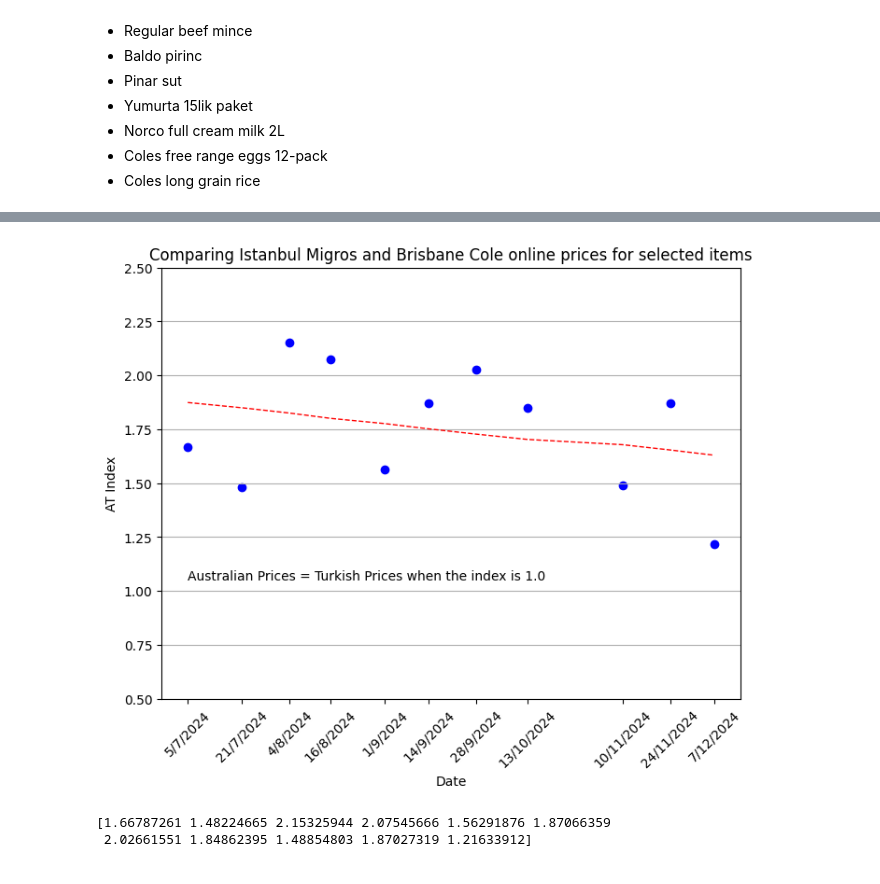
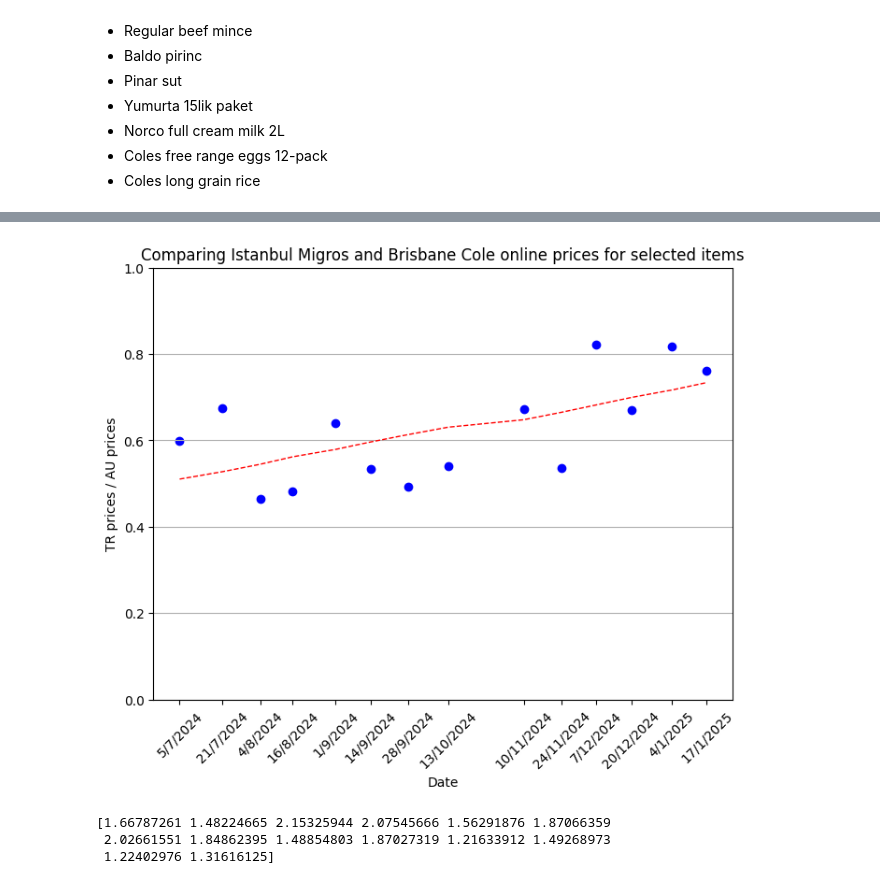
Before and after one commit to Gurgenci/prices, a Jupyter notebook: prices.ipynb, the cells around one changed output, grey strips where cells are left out. Cells and saved outputs as stored; diff of their text form; code cells hidden in the pictures.

```diff
--- a/prices.ipynb
+++ b/prices.ipynb
@@ -110,39 +110,43 @@ np.float64(1.216339120962488)
 # %%
 ATindex=np.zeros(len(Dates))
+TAindex=np.zeros(len(Dates))
 for n in range(len(Dates)):
     ATindex[n]=showprices("English",n, tabulate=False)
+    TAindex[n]=1/ATindex[n]
 #
 import matplotlib.pyplot as plt
 import pandas as pd
 
 # Convert dates to pandas DatetimeIndex
 dates = pd.to_datetime(Dates, dayfirst=True)
+y=TAindex
 
 # Plotting
 plt.figure(figsize=(8, 6))
 # plt.bar(dates, ATindex, width=0.8)  # Use plt.bar for bar plot
 
 # Use plt.plot for line plot
 # Fit a second-order polynomial to the data
-z = np.polyfit(range(len(dates)), ATindex, 1)
+z = np.polyfit(range(len(dates)), y, 1)
 p = np.poly1d(z)
 plt.plot(dates, p(range(len(dates))), color='r', linestyle='--', linewidth=1)
-plt.scatter(dates, ATindex, color='b', marker='o')
+plt.scatter(dates, y, color='b', marker='o')
 plt.xticks(dates, labels=Dates, rotation=45)
 plt.xlabel('Date')
-plt.ylabel('AT Index')
+plt.ylabel('TR prices / AU prices')
 plt.title('Comparing Istanbul Migros and Brisbane Cole online prices for selected items')
-plt.text(dates[0], 1.05, "Australian Prices = Turkish Prices when the index is 1.0")
+# plt.text(dates[0], 0.90, "Australian Prices = Turkish Prices when the index is 1.0")
 plt.grid(axis='y')
-plt.ylim(0.5, 2.5)
+plt.ylim(0.0, 1.0)
 plt.show()
 # %% [output]
-[figure, old version]
+[figure, new version]
 # %%
 print(ATindex)
 # %% [output]
 [1.66787261 1.48224665 2.15325944 2.07545666 1.56291876 1.87066359
- 2.02661551 1.84862395 1.48854803 1.87027319 1.21633912]
+ 2.02661551 1.84862395 1.48854803 1.87027319 1.21633912 1.49268973
+ 1.22402976 1.31616125]
 # %%
 print(Names)
 print(AUnames)
```
Also changed, not shown: parts of 3 cells of this notebook, 3 other files.
